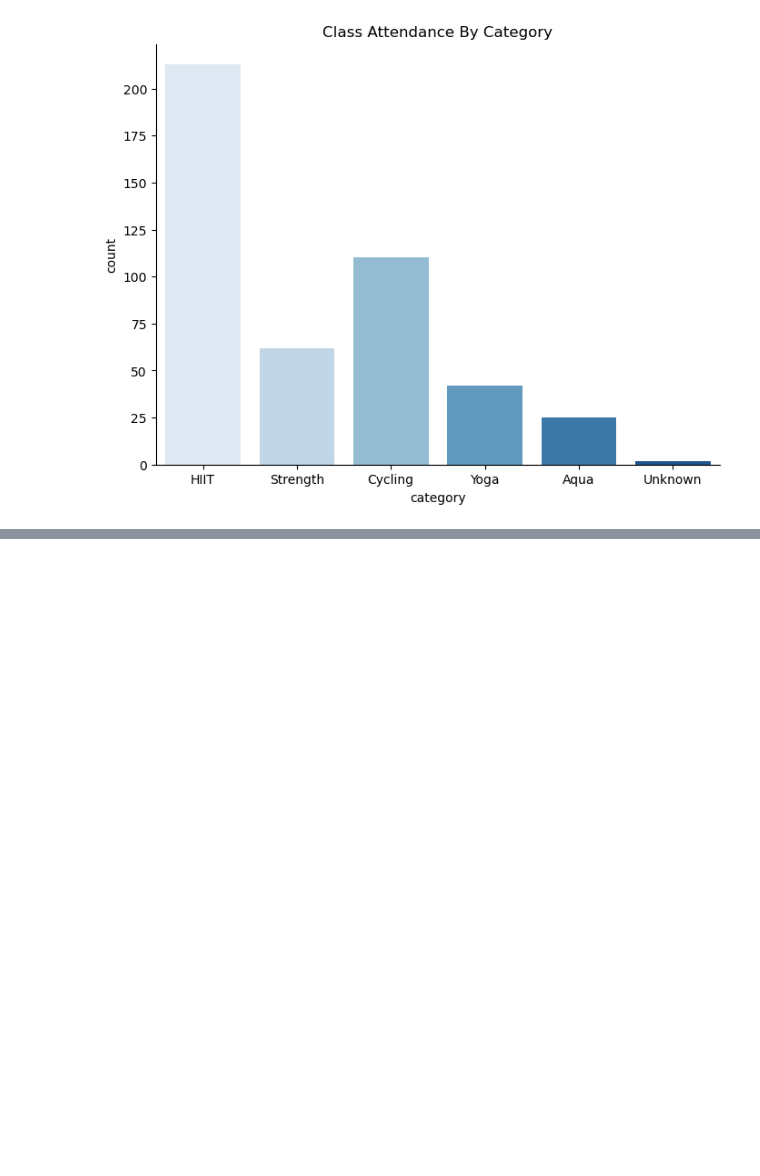
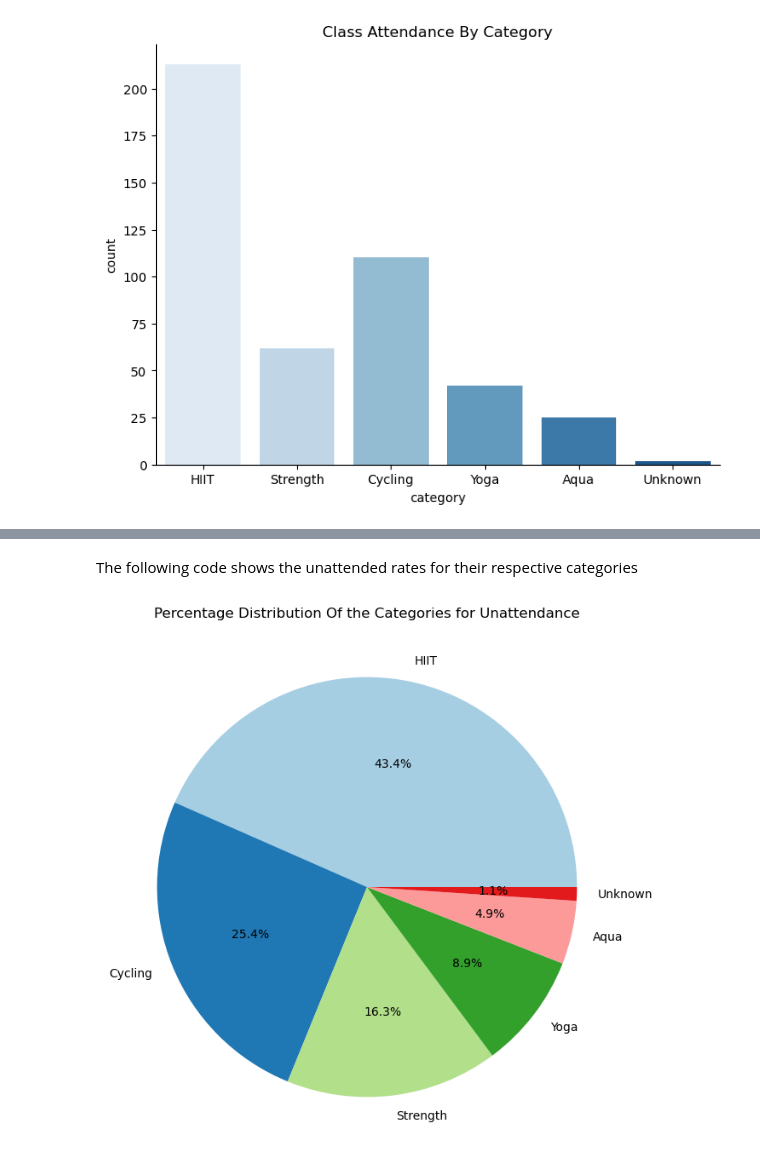
Before and after one commit to datatono/Google_Case-Study-1, a Jupyter notebook: goalzone-predicting-gym-attendance.ipynb, the cells around one changed output, grey strips where cells are left out. Saved outputs shown, nothing was run; the diff lists cells and outputs as text; code cells hidden in the pictures; blank space fills up the shorter version.

```diff
--- a/goalzone-predicting-gym-attendance.ipynb
+++ b/goalzone-predicting-gym-attendance.ipynb
@@ -299,0 +356,15 @@ plt.show()
+# %% [markdown]
+The following code shows the unattended rates for their respective categories
+# %%
+unattended_category_values = unattendance['category'].value_counts()
+
+unattended_sorted_category_values= unattended_category_values.sort_values(ascending= False)
+
+#Create pie char
+plt.figure(figsize=(8,8))
+sns.set_palette("Paired")
+plt.pie(unattended_sorted_category_values, labels= unattended_sorted_category_values.index, autopct='%1.1f%%')
+plt.title('Percentage Distribution Of the Categories for Unattendance')
+plt.show()
+# %% [output]
+[figure, added]
```
Also changed, not shown: parts of 29 cells of this notebook.
